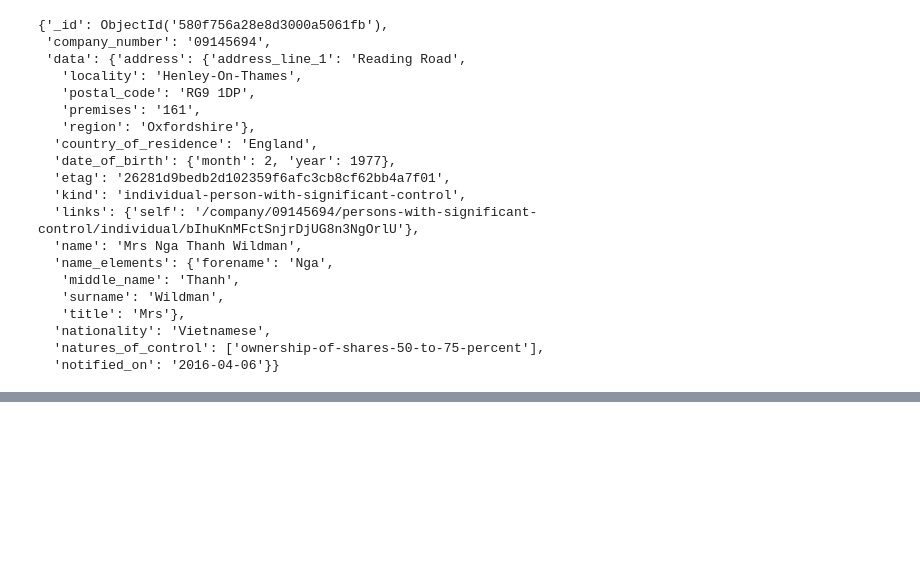
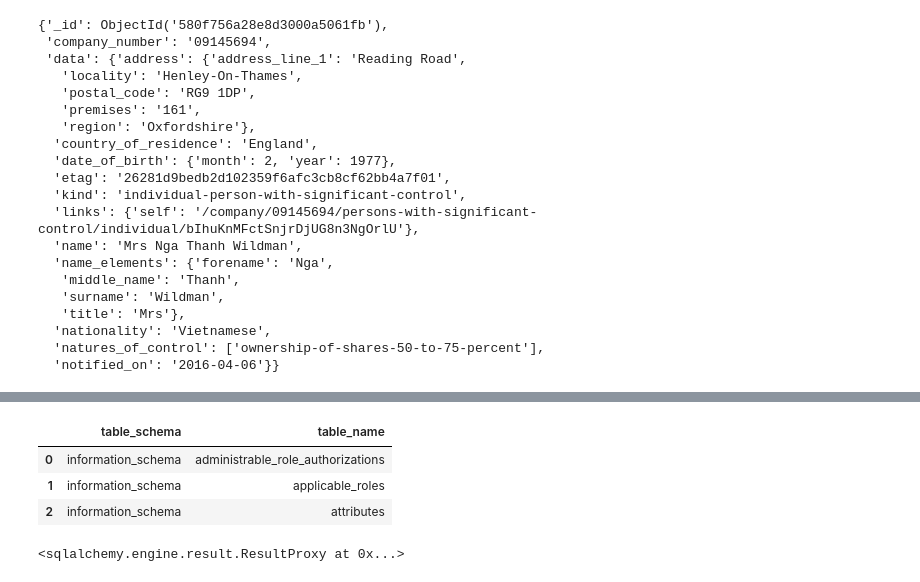
Before and after one commit to Vibushanan/companiesHouse_beneficialOwnership, a Jupyter notebook: Companies House - Significant Control Snapshot - Loader.ipynb, the cells around one changed output, grey strips where cells are left out. Cells and saved outputs as stored; diff of their text form; code cells hidden in the pictures; blank space fills up the shorter version.

```diff
--- a/Companies House - Significant Control Snapshot - Loader.ipynb
+++ b/Companies House - Significant Control Snapshot - Loader.ipynb
@@ -87,0 +159,10 @@ db.sigcon.find_one()
+# %%
+from pandas import read_sql_query as psql
+
+psql("SELECT table_schema,table_name FROM information_schema.tables \
+    ORDER BY table_schema,table_name LIMIT 3;", engine)
+# %% [output]
+|  | table_schema | table_name |
+| 0 | information_schema | administrable_role_authorizations |
+| 1 | information_schema | applicable_roles |
+| 2 | information_schema | attributes |
@@ -87,0 +178,5 @@ db.sigcon.find_one()
+# %%
+#cur.execute("DROP TABLE companydata;")
+psqlx("DROP TABLE companydata;",engine)
+# %% [output]
+<sqlalchemy.engine.result.ResultProxy at 0x...>
```
Also changed, not shown: parts of 20 cells of this notebook, 1 other file.
